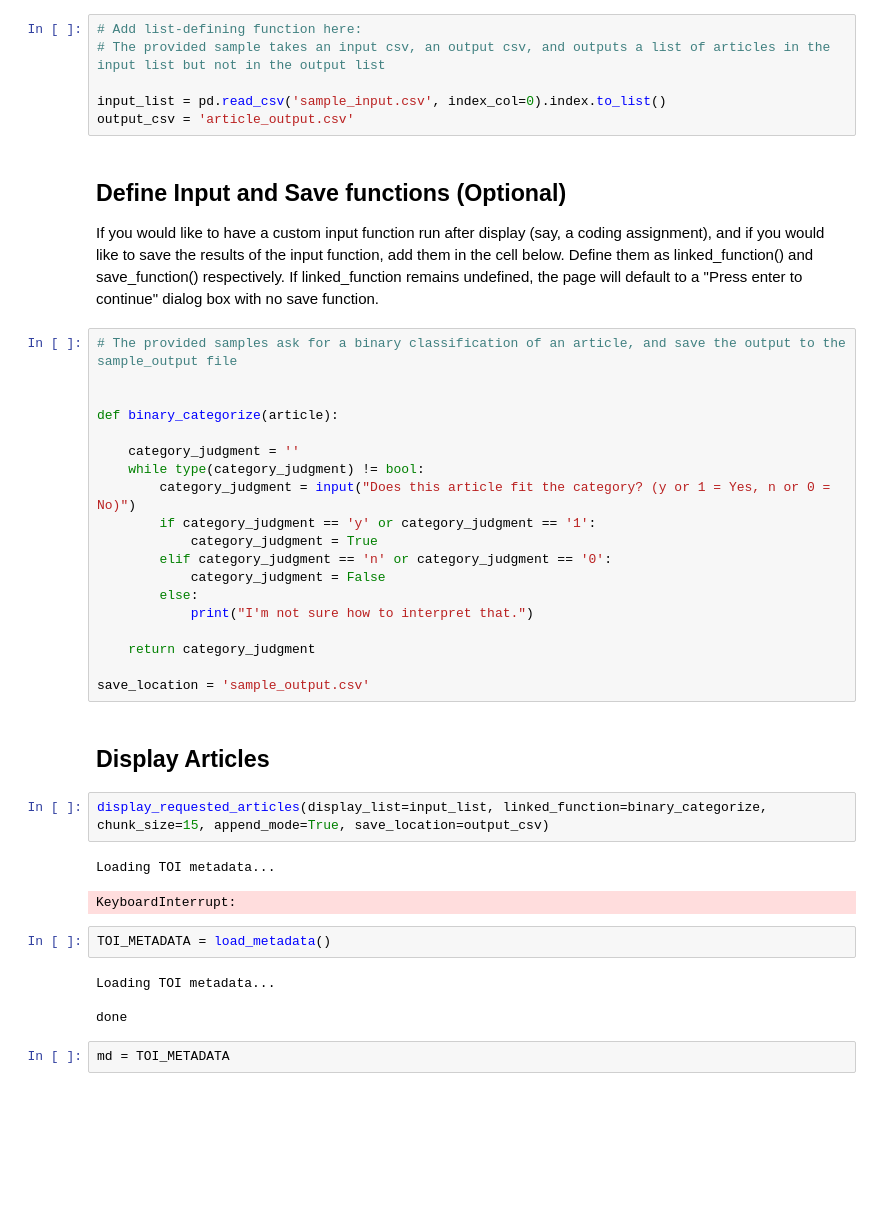
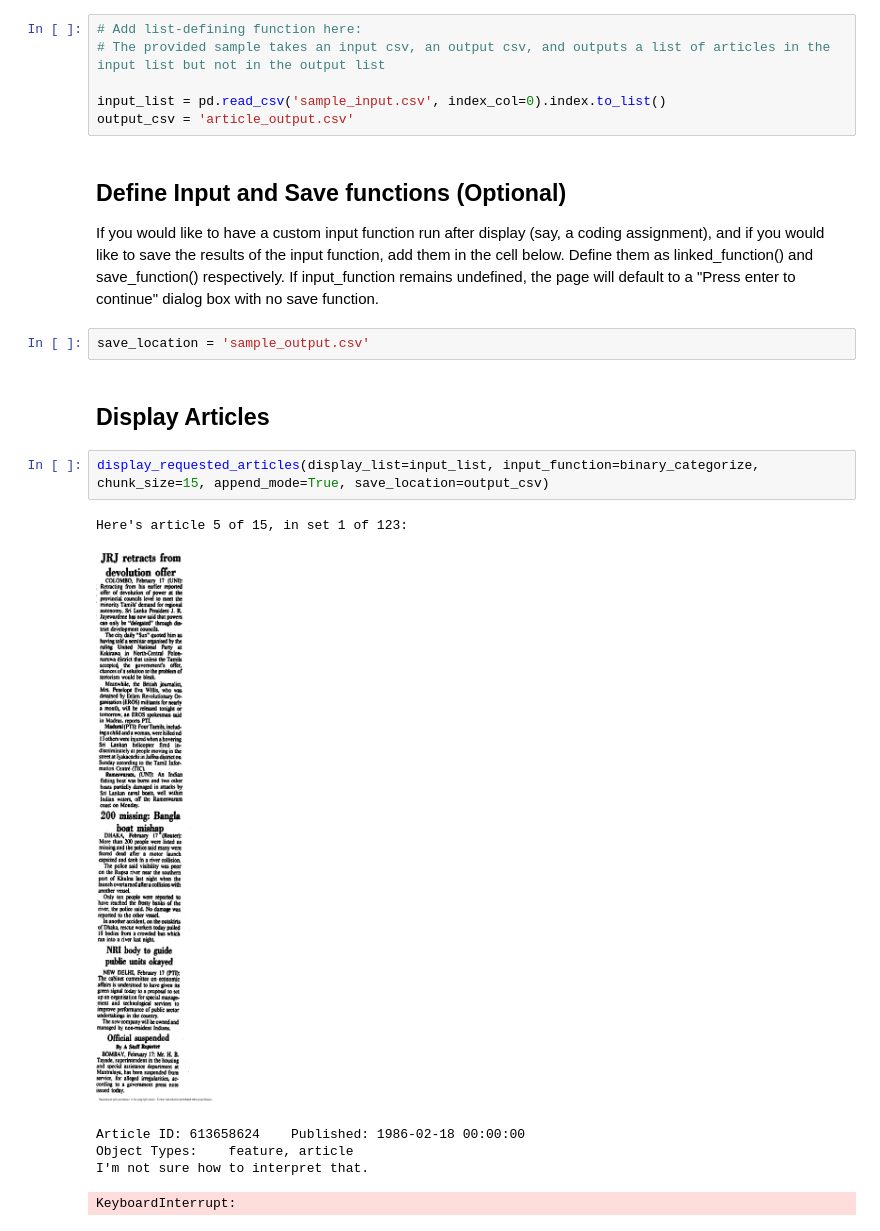
Before and after one commit to DavidSorge/toi_archive, a Jupyter notebook: article_display.ipynb, the cells around one changed output. Cells and saved outputs as stored; diff of their text form; blank space fills up the shorter version.

Commit message:
Implemented PyPDF/Wand display.

```diff
--- a/article_display.ipynb
+++ b/article_display.ipynb
@@ -15,38 +15,17 @@ input_list = pd.read_csv('sample_input.csv', index_col=0).index.to_list()
 output_csv = 'article_output.csv'
 # %% [markdown]
 ## Define Input and Save functions (Optional)
-If you would like to have a custom input function run after display (say, a coding assignment), and if you would like to save the results of the input function, add them in the cell below. Define them as linked_function() and save_function() respectively. If linked_function remains undefined, the page will default to a "Press enter to continue" dialog box with no save function.
+If you would like to have a custom input function run after display (say, a coding assignment), and if you would like to save the results of the input function, add them in the cell below. Define them as linked_function() and save_function() respectively. If input_function remains undefined, the page will default to a "Press enter to continue" dialog box with no save function.
-# %%
-# The provided samples ask for a binary classification of an article, and save the output to the sample_output file
-
-
-def binary_categorize(article):
-
-    category_judgment = ''
-    while type(category_judgment) != bool:
-        category_judgment = input("Does this article fit the category? (y or 1 = Yes, n or 0 = No)")
-        if category_judgment == 'y' or category_judgment == '1':
-            category_judgment = True
-        elif category_judgment == 'n' or category_judgment == '0':
-            category_judgment = False
-        else:
-            print("I'm not sure how to interpret that.")
-
-    return category_judgment
-
-save_location = 'sample_output.csv'
+# %%
+save_location = 'sample_output.csv'
 # %% [markdown]
 ## Display Articles
 # %%
-display_requested_articles(display_list=input_list, linked_function=binary_categorize, chunk_size=15, append_mode=True, save_location=output_csv)
+display_requested_articles(display_list=input_list, input_function=binary_categorize, chunk_size=15, append_mode=True, save_location=output_csv)
 # %% [output]
-Loading TOI metadata...
+Here's article 5 of 15, in set 1 of 123:
+[figure, added]
-KeyboardInterrupt:
+Article ID: 613658624    Published: 1986-02-18 00:00:00
+Object Types:    feature, article
+I'm not sure how to interpret that.
+KeyboardInterrupt:
-# %%
-TOI_METADATA = load_metadata()
-# %% [output]
-Loading TOI metadata...
-
-done
-# %%
-md = TOI_METADATA
```
Also changed, not shown: parts of 2 cells of this notebook, 1 other file.
